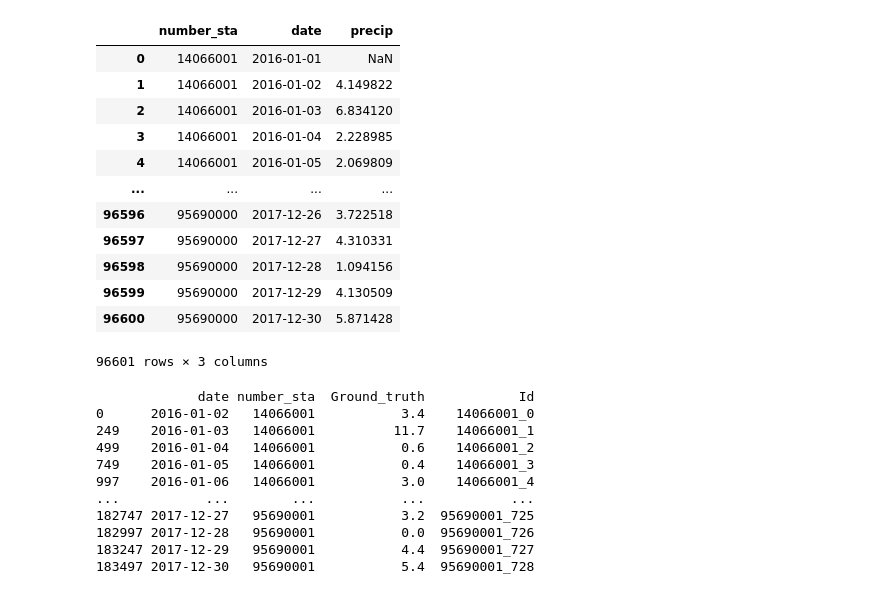
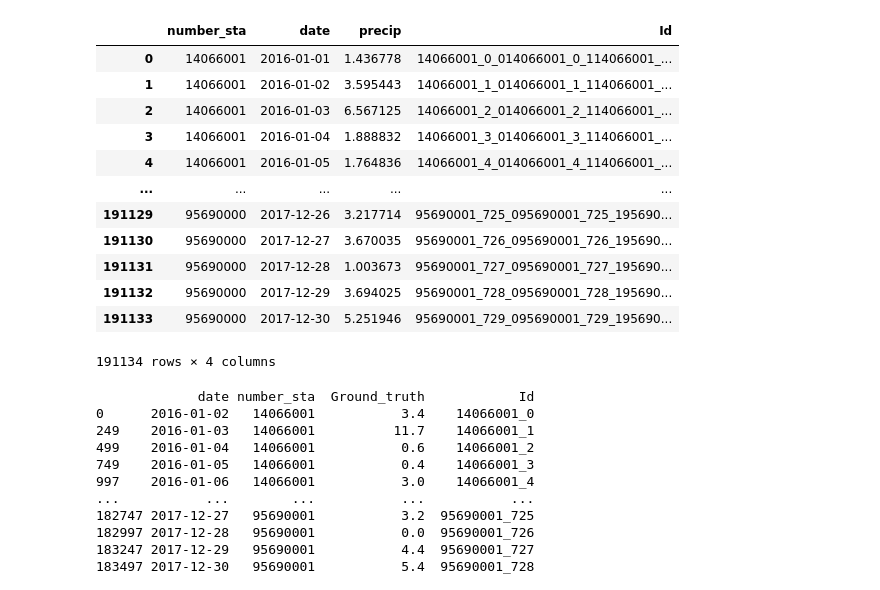
Before and after one commit to LetenoThibaud/Defi-IA-2022-Rain-Frogs, a Jupyter notebook: regression.ipynb, the cells around one changed output. Saved outputs shown, nothing was run; the diff lists cells and outputs as text; code cells hidden in the pictures.

```diff
--- a/regression.ipynb
+++ b/regression.ipynb
@@ -76,0 +90,14 @@ obs = get_observations(x_df)
+# %%
+print("x_df :")
+for col in x_df.columns :
+    print(col,"\t",x_df[col].isna().sum())
+    if x_df[col].isna().sum() :
+        x_df[col].fillna(value=x_df[col].mean(), inplace=True)
+print("\nAfter filling nans :","\n",x_df.isna().sum())
+
+print("\n\ny_df :")
+for col in y_df.columns :
+    print(col,"\t",y_df[col].isna().sum())
+    if y_df[col].isna().sum() :
+        y_df[col].fillna(value=y_df[col].mean(), inplace=True)
+print("\nAfter filling nans :","\n",y_df.isna().sum())
@@ -76,0 +122,8 @@ obs = get_observations(x_df)
+# %%
+obs = get_observations(x_df)
+for col in obs.columns :
+    print(col,"\t",obs[col].isna().sum())
+    if obs[col].isna().sum() :
+        obs[col].fillna(value=obs[col].mean(), inplace=True)
+
+print("\nAfter filling nans :","\n",obs.isna().sum())
@@ -77,6 +140,6 @@ obs = get_observations(x_df)
 # %%
-x_clean = clean_data(x_df, ["date", "Id"])
-x_df = clean_data(x_df, ["Id"])
+x_clean = clean_data(x_df, ["date"])
+x_df = clean_data(x_df)
 obs_clean = clean_data(obs, ["date"])
 display(x_df)
 # %% [output]
@@ -183,4 +249,5 @@ print(prediction)
 # %%
 prediction["date"] = x_df["date"]
+prediction["Id"] = x_df["Id"]
 print(prediction)
 # %% [output]
@@ -238,29 +305,29 @@ display(prediction_summed)
 # %%
 p = pd.DataFrame(prediction_summed)
 del p["number_sta"]
 p = p.reset_index()
 
 p["date"] = pd.to_datetime(p["date"])
 
-p.columns = ['number_sta', 'date', 'precip']
+# p.columns = ['number_sta', 'date', 'precip']
 
 p['number_sta'] = p['number_sta'].astype('category')
 
 display(p)
 # %% [output]
-|  | number_sta | date | precip |
-| 0 | 14066001 | 2016-01-01 | NaN |
-| 1 | 14066001 | 2016-01-02 | 4.149822 |
-| 2 | 14066001 | 2016-01-03 | 6.834120 |
-| 3 | 14066001 | 2016-01-04 | 2.228985 |
-| 4 | 14066001 | 2016-01-05 | 2.069809 |
-| ... | ... | ... | ... |
-| 96596 | 95690000 | 2017-12-26 | 3.722518 |
-| 96597 | 95690000 | 2017-12-27 | 4.310331 |
-| 96598 | 95690000 | 2017-12-28 | 1.094156 |
-| 96599 | 95690000 | 2017-12-29 | 4.130509 |
-| 96600 | 95690000 | 2017-12-30 | 5.871428 |
+|  | number_sta | date | precip | Id |
+| 0 | 14066001 | 2016-01-01 | 1.436778 | 14066001_0_014066001_0_114066001_... |
+| 1 | 14066001 | 2016-01-02 | 3.595443 | 14066001_1_014066001_1_114066001_... |
+| 2 | 14066001 | 2016-01-03 | 6.567125 | 14066001_2_014066001_2_114066001_... |
+| 3 | 14066001 | 2016-01-04 | 1.888832 | 14066001_3_014066001_3_114066001_... |
+| 4 | 14066001 | 2016-01-05 | 1.764836 | 14066001_4_014066001_4_114066001_... |
+| ... | ... | ... | ... | ... |
+| 191129 | 95690000 | 2017-12-26 | 3.217714 | 95690001_725_095690001_725_195690... |
+| 191130 | 95690000 | 2017-12-27 | 3.670035 | 95690001_726_095690001_726_195690... |
+| 191131 | 95690000 | 2017-12-28 | 1.003673 | 95690001_727_095690001_727_195690... |
+| 191132 | 95690000 | 2017-12-29 | 3.694025 | 95690001_728_095690001_728_195690... |
+| 191133 | 95690000 | 2017-12-30 | 5.251946 | 95690001_729_095690001_729_195690... |
-96601 rows × 3 columns
+191134 rows × 4 columns
 # %%
 print(y_df)
 # %% [output]
```
Also changed, not shown: parts of 13 cells of this notebook.
